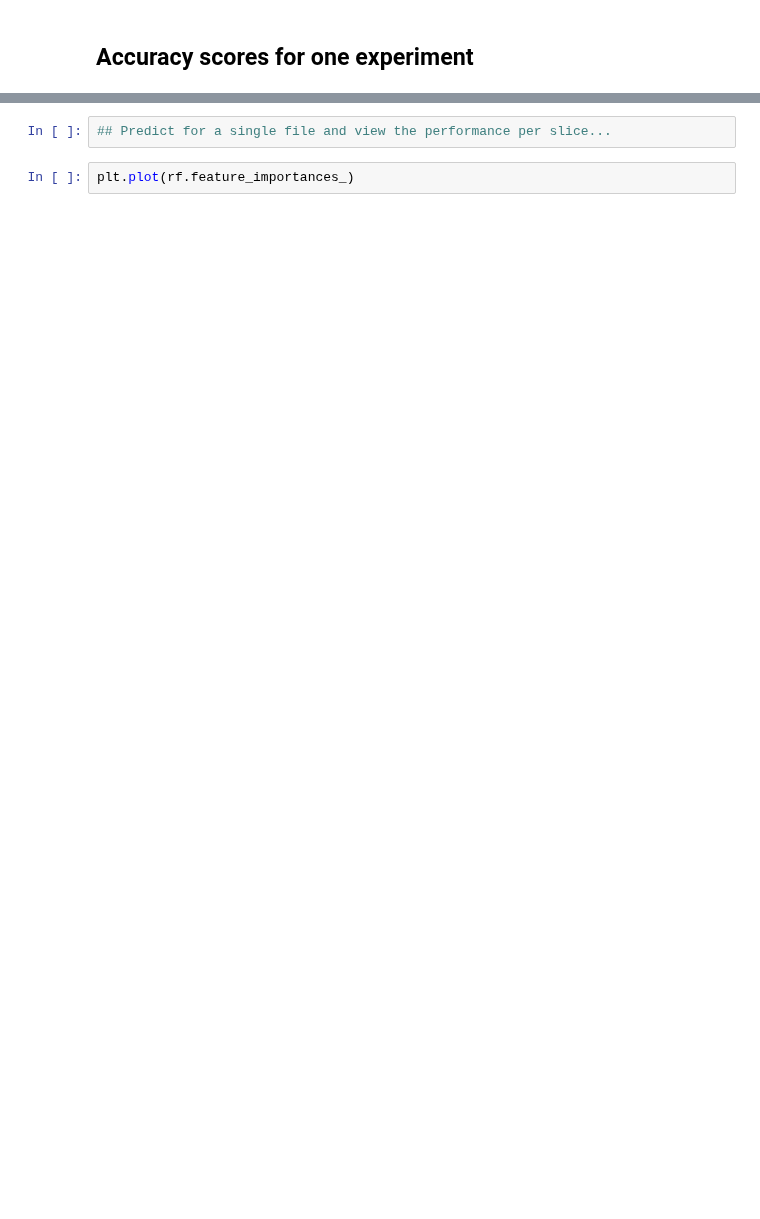
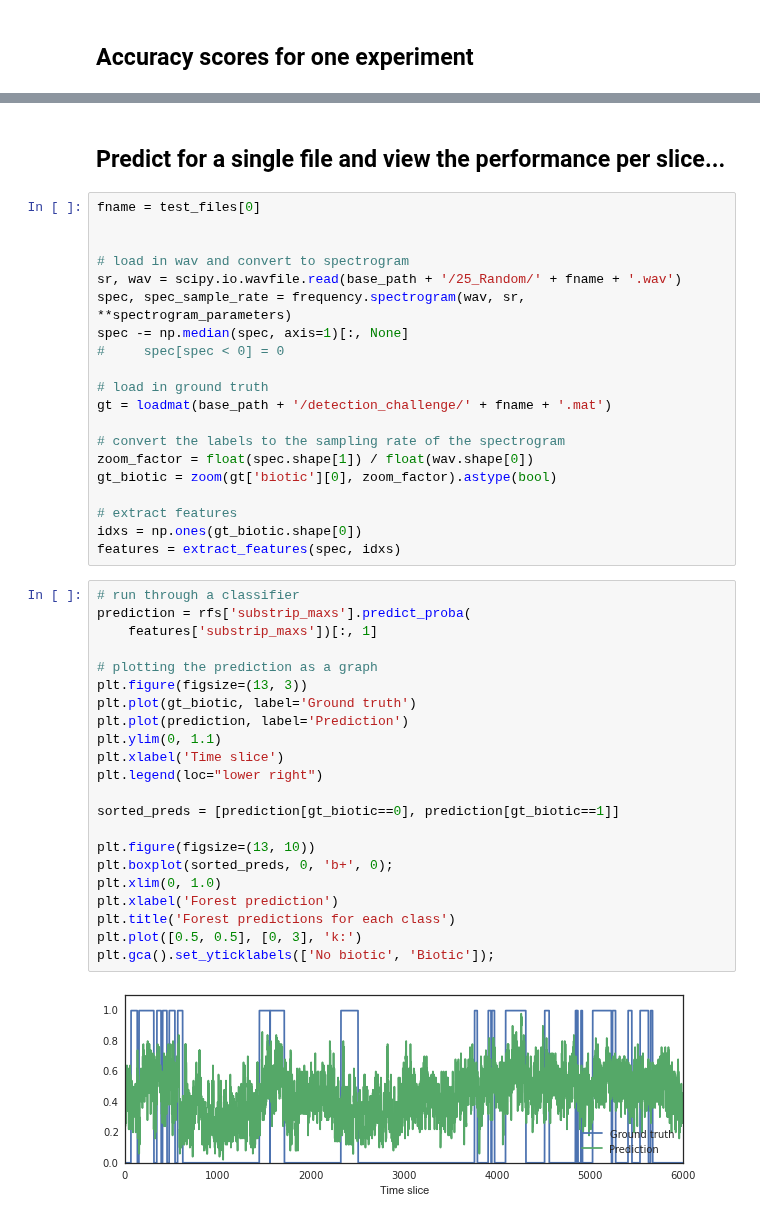
Before and after one commit to mdfirman/CityNet, a Jupyter notebook: notebooks/detection/Biotic anthropogentic classification.ipynb, the cells around one changed output, grey strips where cells are left out. Cells and saved outputs as stored; diff of their text form; blank space fills up the shorter version.

```diff
--- a/notebooks/detection/Biotic anthropogentic classification.ipynb
+++ b/notebooks/detection/Biotic anthropogentic classification.ipynb
@@ -403,4 +406,46 @@ print train_Y.shape, train_Y.sum()
-# %%
-## Predict for a single file and view the performance per slice...
-# %%
-plt.plot(rf.feature_importances_)
+# %% [markdown]
+## Predict for a single file and view the performance per slice...
+# %%
+fname = test_files[0]
+
+
+# load in wav and convert to spectrogram
+sr, wav = scipy.io.wavfile.read(base_path + '/25_Random/' + fname + '.wav')
+spec, spec_sample_rate = frequency.spectrogram(wav, sr, **spectrogram_parameters)
+spec -= np.median(spec, axis=1)[:, None]
+#     spec[spec < 0] = 0
+
+# load in ground truth
+gt = loadmat(base_path + '/detection_challenge/' + fname + '.mat')
+
+# convert the labels to the sampling rate of the spectrogram
+zoom_factor = float(spec.shape[1]) / float(wav.shape[0])
+gt_biotic = zoom(gt['biotic'][0], zoom_factor).astype(bool)
+
+# extract features
+idxs = np.ones(gt_biotic.shape[0])
+features = extract_features(spec, idxs)
+# %%
+# run through a classifier
+prediction = rfs['substrip_maxs'].predict_proba(
+    features['substrip_maxs'])[:, 1]
+
+# plotting the prediction as a graph
+plt.figure(figsize=(13, 3))
+plt.plot(gt_biotic, label='Ground truth')
+plt.plot(prediction, label='Prediction')
+plt.ylim(0, 1.1)
+plt.xlabel('Time slice')
+plt.legend(loc="lower right")
+
+sorted_preds = [prediction[gt_biotic==0], prediction[gt_biotic==1]]
+
+plt.figure(figsize=(13, 10))
+plt.boxplot(sorted_preds, 0, 'b+', 0);
+plt.xlim(0, 1.0)
+plt.xlabel('Forest prediction')
+plt.title('Forest predictions for each class')
+plt.plot([0.5, 0.5], [0, 3], 'k:')
+plt.gca().set_yticklabels(['No biotic', 'Biotic']);
+# %% [output]
+[figure, added]
```
Also changed, not shown: parts of 7 cells of this notebook.
